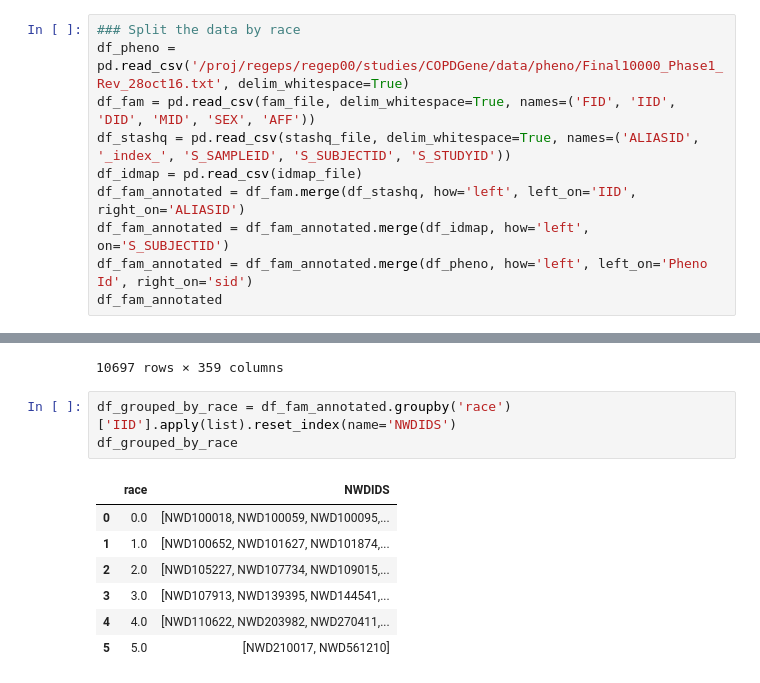
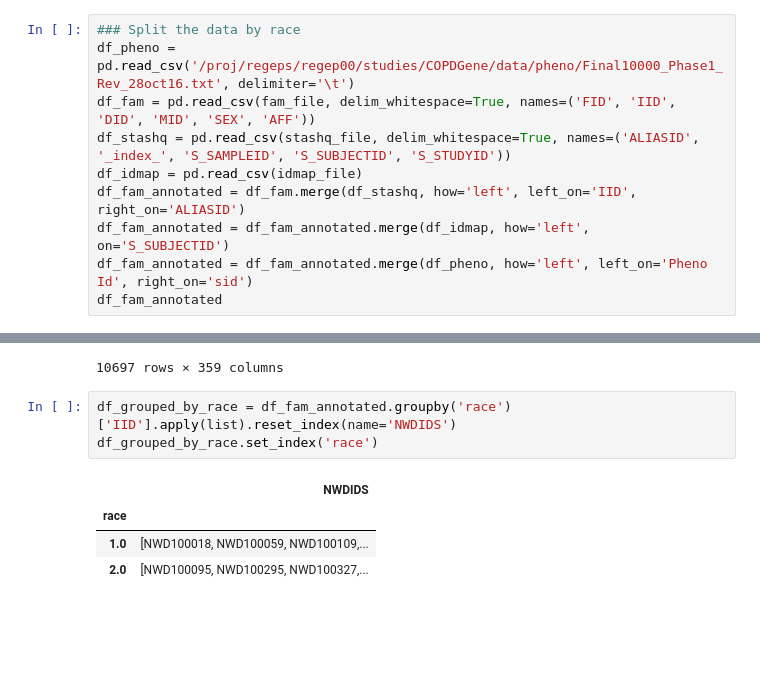
Before and after one commit to jziniti/topmed_wgs_extraction, a Jupyter notebook: notebooks/GECOPD_heteroztgosity.ipynb, the cells around one changed output, grey strips where cells are left out. Saved outputs shown, nothing was run; the diff lists cells and outputs as text; blank space fills up the shorter version.

```diff
--- a/notebooks/GECOPD_heteroztgosity.ipynb
+++ b/notebooks/GECOPD_heteroztgosity.ipynb
@@ -113,7 +114,7 @@ plt.hist(df_frq["MAF"])
 ## Check heterozygosity by race
 # %%
 ### Split the data by race
-df_pheno = pd.read_csv('/proj/regeps/regep00/studies/COPDGene/data/pheno/Final10000_Phase1_Rev_28oct16.txt', delim_whitespace=True)
+df_pheno = pd.read_csv('/proj/regeps/regep00/studies/COPDGene/data/pheno/Final10000_Phase1_Rev_28oct16.txt', delimiter='\t')
 df_fam = pd.read_csv(fam_file, delim_whitespace=True, names=('FID', 'IID', 'DID', 'MID', 'SEX', 'AFF'))
 df_stashq = pd.read_csv(stashq_file, delim_whitespace=True, names=('ALIASID', '_index_', 'S_SAMPLEID', 'S_SUBJECTID', 'S_STUDYID'))
 df_idmap = pd.read_csv(idmap_file)
@@ -137,12 +138,9 @@ df_fam_annotated
 10697 rows × 359 columns
 # %%
 df_grouped_by_race = df_fam_annotated.groupby('race')['IID'].apply(list).reset_index(name='NWDIDS')
-df_grouped_by_race
+df_grouped_by_race.set_index('race')
 # %% [output]
-|  | race | NWDIDS |
-| 0 | 0.0 | [NWD100018, NWD100059, NWD100095,... |
-| 1 | 1.0 | [NWD100652, NWD101627, NWD101874,... |
-| 2 | 2.0 | [NWD105227, NWD107734, NWD109015,... |
-| 3 | 3.0 | [NWD107913, NWD139395, NWD144541,... |
-| 4 | 4.0 | [NWD110622, NWD203982, NWD270411,... |
-| 5 | 5.0 | [NWD210017, NWD561210] |
+|  | NWDIDS |
+| race |  |
+| 1.0 | [NWD100018, NWD100059, NWD100109,... |
+| 2.0 | [NWD100095, NWD100295, NWD100327,... |
```
Also changed, not shown: parts of 7 cells of this notebook, 8 other files.
